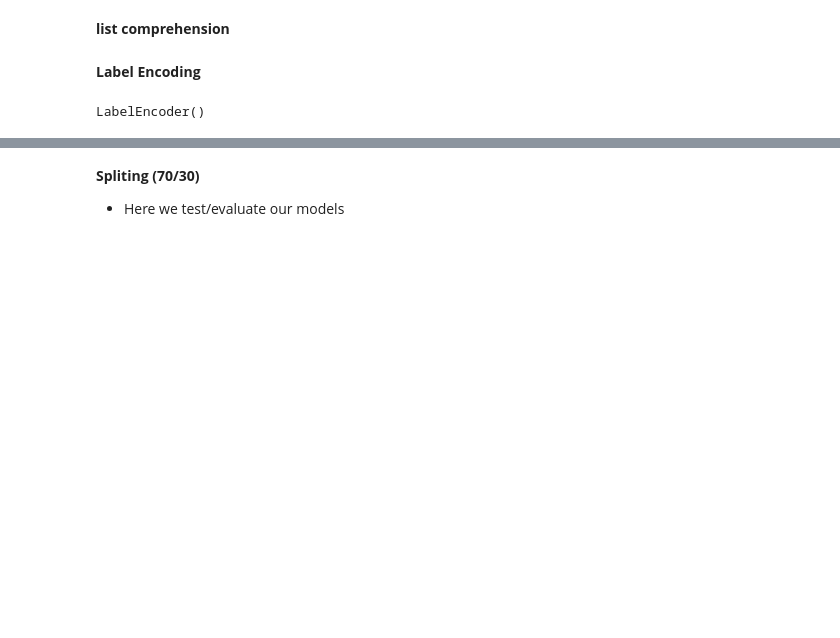
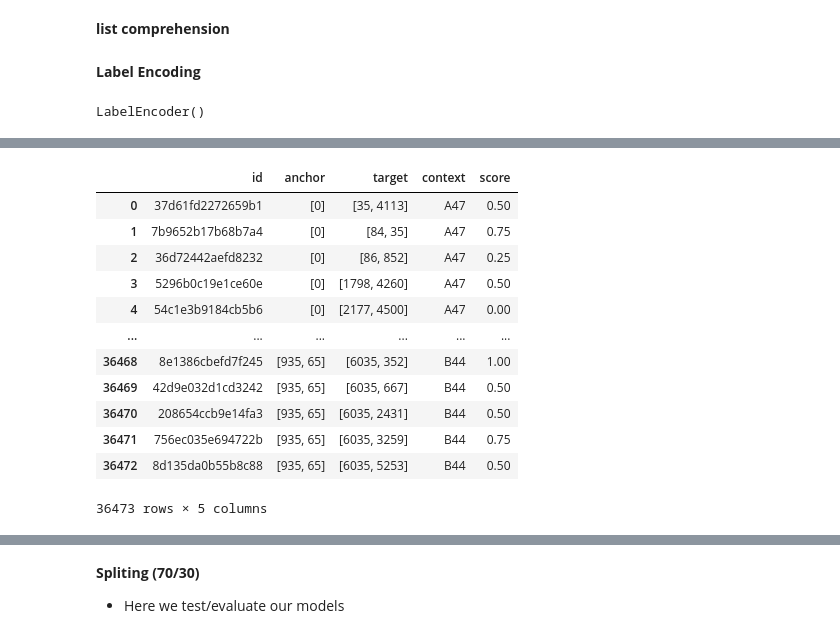
Before and after one commit to MichaelWoo-git/Phrase_Matching_Recog, a Jupyter notebook: Phrase_Match_Similarity.ipynb, the cells around one changed output, grey strips where cells are left out. Cells and saved outputs as stored; diff of their text form; code cells hidden in the pictures; blank space fills up the shorter version.

```diff
--- a/Phrase_Match_Similarity.ipynb
+++ b/Phrase_Match_Similarity.ipynb
@@ -236,0 +358,16 @@ df_1.head()
+# %%
+df_1
+# %% [output]
+|  | id | anchor | target | context | score |
+| 0 | 37d61fd2272659b1 | [0] | [35, 4113] | A47 | 0.50 |
+| 1 | 7b9652b17b68b7a4 | [0] | [84, 35] | A47 | 0.75 |
+| 2 | 36d72442aefd8232 | [0] | [86, 852] | A47 | 0.25 |
+| 3 | 5296b0c19e1ce60e | [0] | [1798, 4260] | A47 | 0.50 |
+| 4 | 54c1e3b9184cb5b6 | [0] | [2177, 4500] | A47 | 0.00 |
+| ... | ... | ... | ... | ... | ... |
+| 36468 | 8e1386cbefd7f245 | [935, 65] | [6035, 352] | B44 | 1.00 |
+| 36469 | 42d9e032d1cd3242 | [935, 65] | [6035, 667] | B44 | 0.50 |
+| 36470 | 208654ccb9e14fa3 | [935, 65] | [6035, 2431] | B44 | 0.50 |
+| 36471 | 756ec035e694722b | [935, 65] | [6035, 3259] | B44 | 0.75 |
+| 36472 | 8d135da0b55b8c88 | [935, 65] | [6035, 5253] | B44 | 0.50 |
+36473 rows × 5 columns
```
Also changed, not shown: parts of 39 cells of this notebook, 1 other file.
